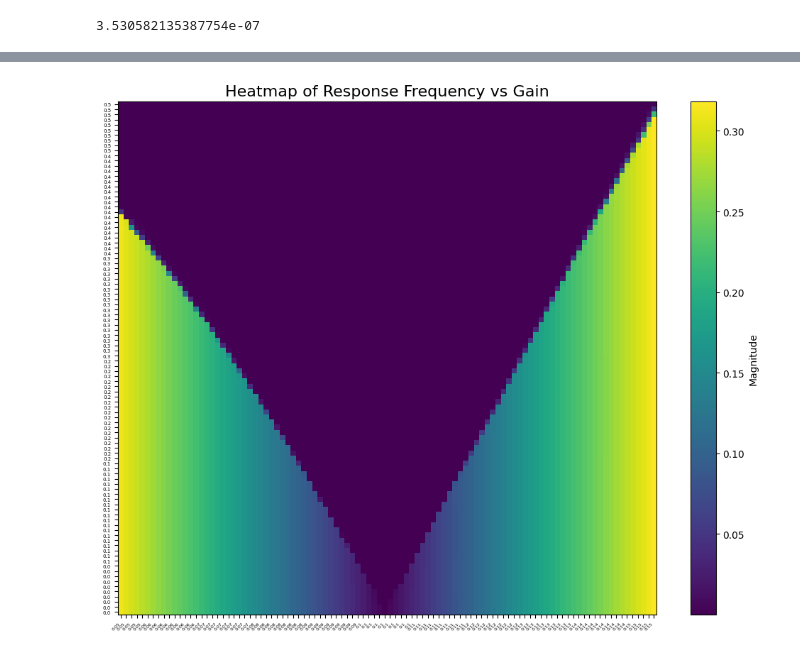
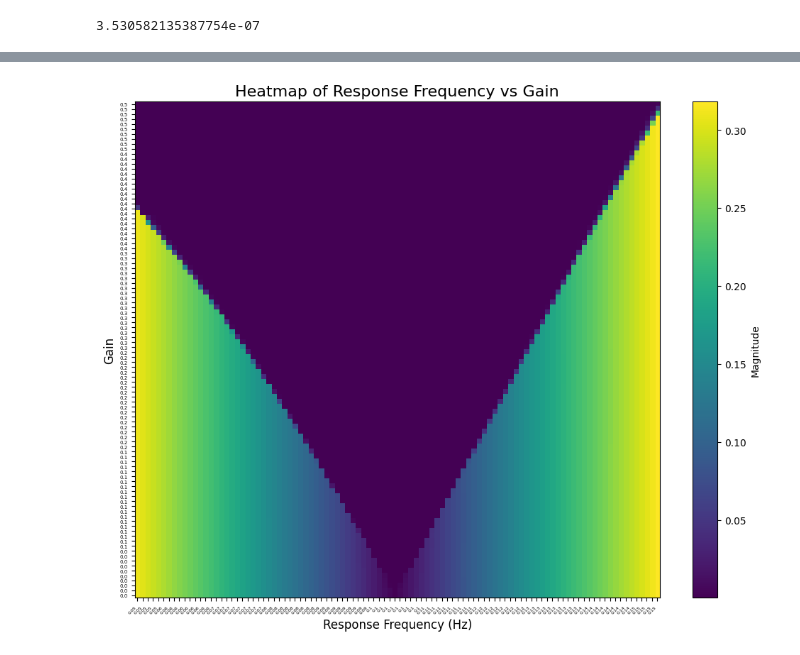
Before and after one commit to Irina-ferr/SCI, a Jupyter notebook: Ringwood_syncronization.ipynb, the cells around one changed output, grey strips where cells are left out. Cells and saved outputs as stored; diff of their text form; code cells hidden in the pictures.

Commit message:
очень кривые комментарии, надо вычитать потом. необходимо посчитать заново тепловую карту

```diff
--- a/Ringwood_syncronization.ipynb
+++ b/Ringwood_syncronization.ipynb
@@ -161,14 +228,37 @@ for i in range(len(Resp_freq)):
 98
 99
 # %%
+import matplotlib.pyplot as plt  # Импортируем библиотеку для построения графиков
+
+# Создаём новое окно для графика размером 10 на 8 дюймов
 plt.figure(figsize=(10, 8))
-plt.imshow(abs(Map), cmap='viridis', aspect='auto')
+
+# Отображаем массив Map как изображение (тепловую карту)
+plt.imshow(abs(Map), cmap='viridis', aspect='auto')  # 'viridis' - цветовая схема, aspect='auto' для автоматического соотношения сторон
+
+# Добавляем цветовую шкалу с меткой 'Magnitude'
 plt.colorbar(label='Magnitude')
+
+# Устанавливаем метки по оси x с округлёнными значениями частот отклика
 plt.xticks(np.arange(len(Resp_freq)), np.round(Resp_freq, 2), fontsize=4.5)
+
+# Устанавливаем метки по оси y с округлёнными значениями коэффициента усиления (обратный порядок)
 plt.yticks(np.arange(len(Gain_array)), np.round(Gain_array[::-1], 1), fontsize=5)
+
+# Добавляем заголовок к графику
 plt.title('Heatmap of Response Frequency vs Gain', fontsize=16)
+
+# Добавляем названия осей
+plt.xlabel('Response Frequency (Hz)', fontsize=12)  # Название оси x
+plt.ylabel('Gain', fontsize=12)  # Название оси y
+
+# Настраиваем автоматическое форматирование меток по оси x, поворачиваем их на 45 градусов
 plt.gcf().autofmt_xdate(rotation=45)
+
+# Упорядочиваем элементы на графике для лучшего отображения
 plt.tight_layout()
+
+# Отображаем график
 plt.show()
 # %% [output]
-[figure, old version]
+[figure, new version]
```
Also changed, not shown: parts of 6 cells of this notebook.
